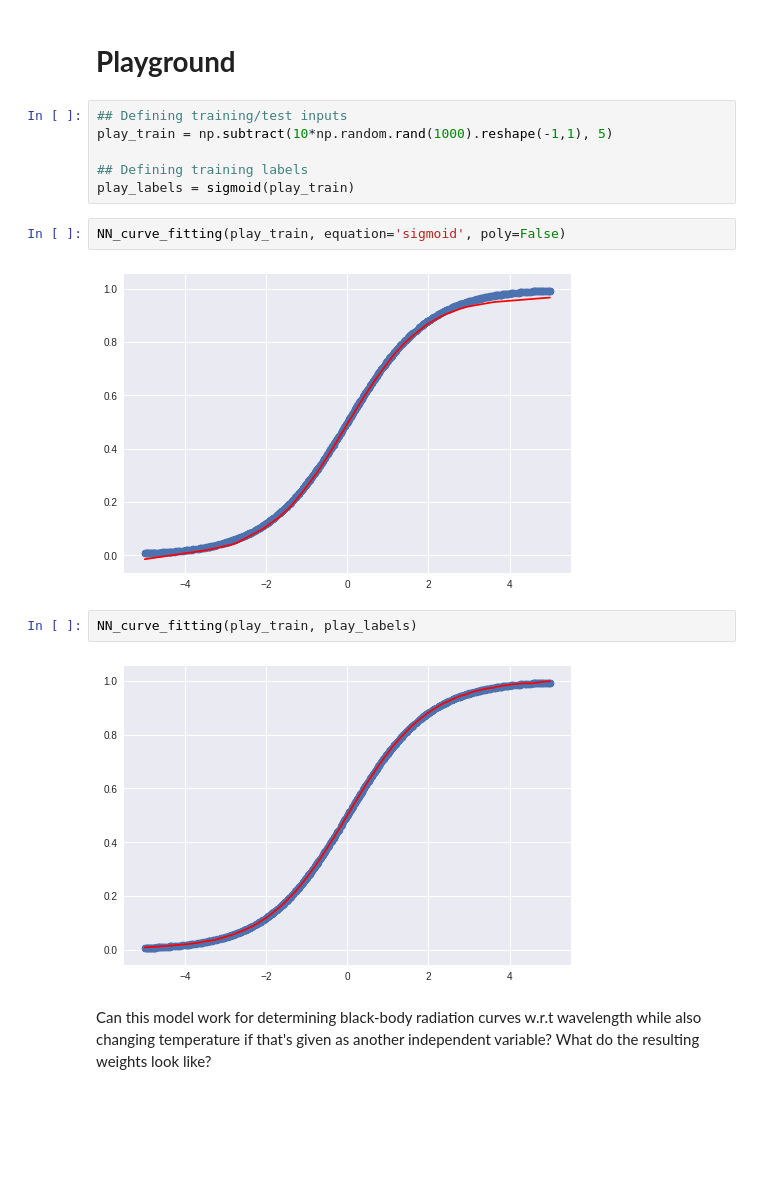
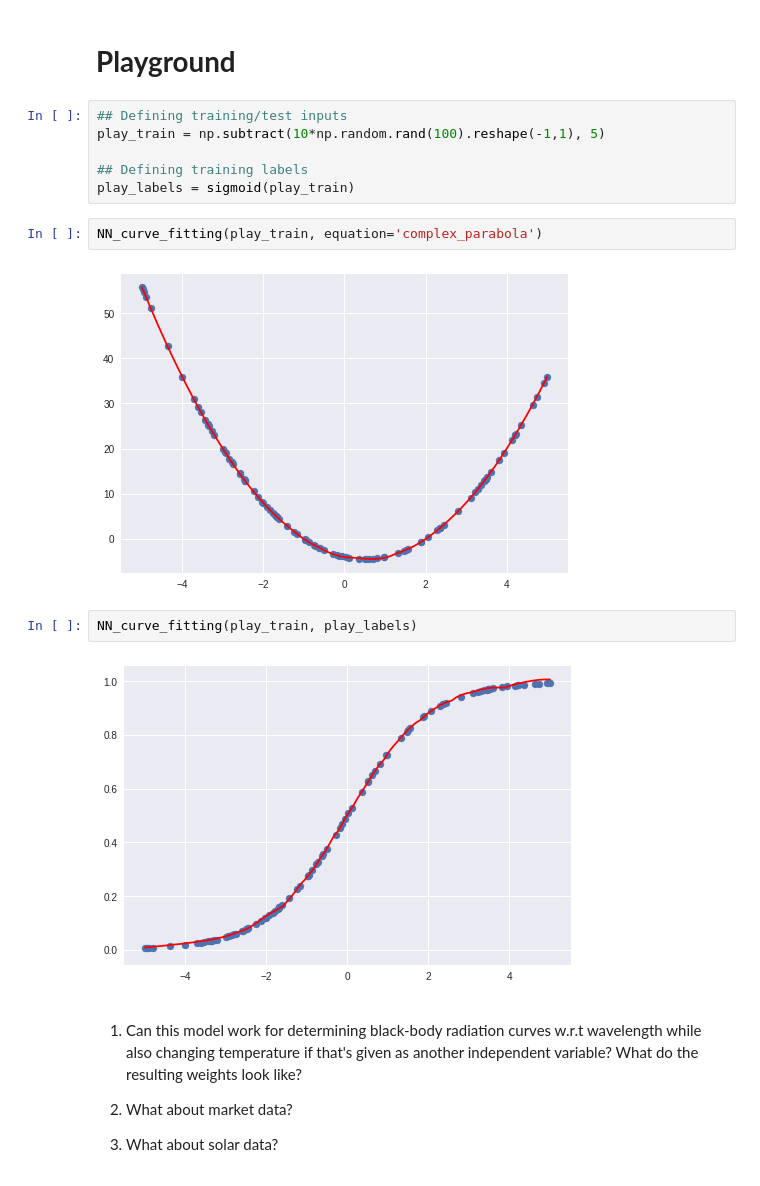
Before and after one commit to Kozyman/ML_portfolio, a Jupyter notebook: Fitting_Continuous_Equations_with_Neural_Networks.ipynb, the cells around one changed output. Drawn from its saved outputs; the diff is of its cells as text; blank space fills up the shorter version.

```diff
--- a/Fitting_Continuous_Equations_with_Neural_Networks.ipynb
+++ b/Fitting_Continuous_Equations_with_Neural_Networks.ipynb
@@ -138,17 +139,21 @@ def NN_curve_fitting(x, y=None, equation=None, poly=True, return_model=False):
 # **Playground**
 # %%
 ## Defining training/test inputs
-play_train = np.subtract(10*np.random.rand(1000).reshape(-1,1), 5)
+play_train = np.subtract(10*np.random.rand(100).reshape(-1,1), 5)
 
 ## Defining training labels
 play_labels = sigmoid(play_train)
 # %%
-NN_curve_fitting(play_train, equation='sigmoid', poly=False)
+NN_curve_fitting(play_train, equation='complex_parabola')
 # %% [output]
-[figure, old version]
+[figure, new version]
 # %%
 NN_curve_fitting(play_train, play_labels)
 # %% [output]
-[figure, old version]
+[figure, new version]
 # %% [markdown]
-Can this model work for determining black-body radiation curves w.r.t wavelength while also changing temperature if that's given as another independent variable? What do the resulting weights look like?
+1. Can this model work for determining black-body radiation curves w.r.t wavelength while also changing temperature if that's given as another independent variable? What do the resulting weights look like?
+
+2. What about market data?
+
+3. What about solar data?
```
Also changed, not shown: parts of 2 cells of this notebook.
